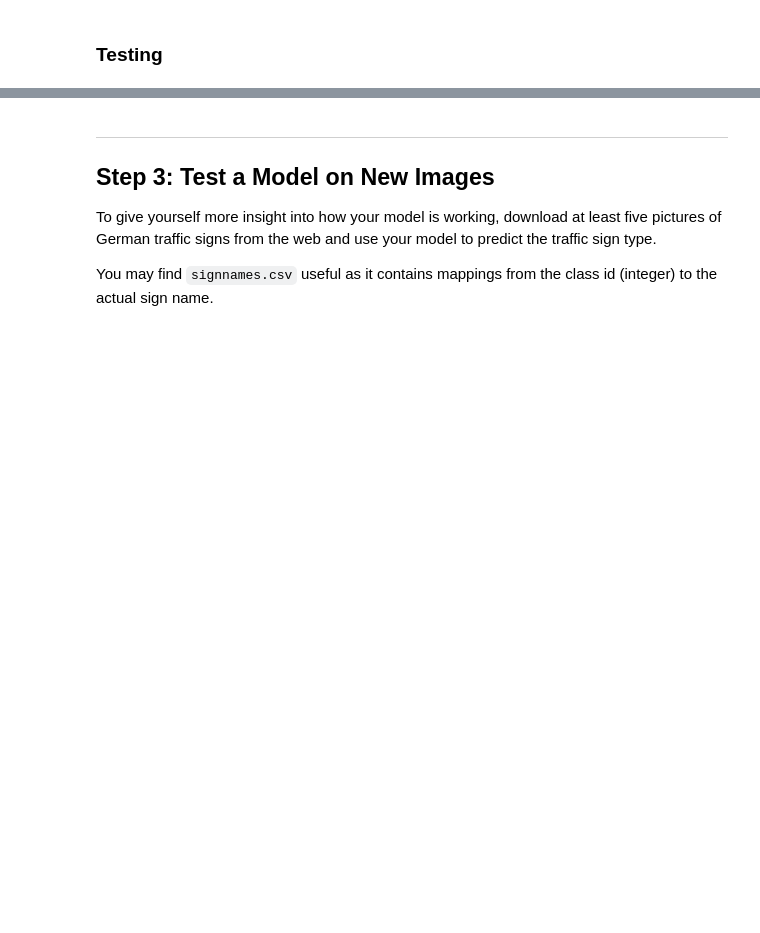
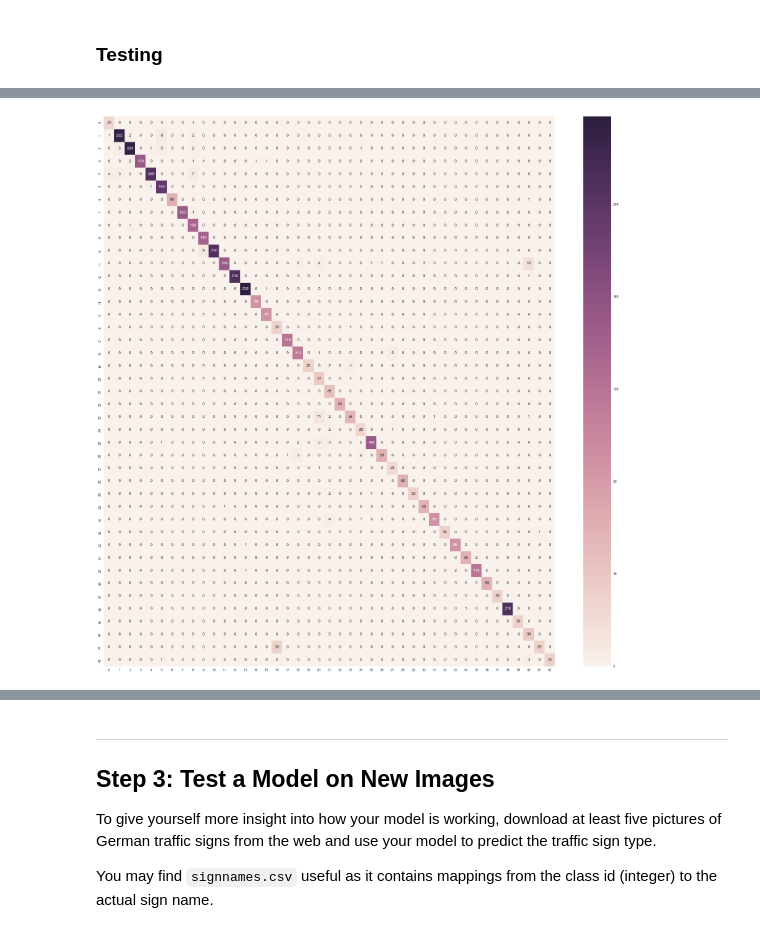
Before and after one commit to mydagobah/simple-traffic-sign-classifier, a Jupyter notebook: Traffic_Sign_Classifier.ipynb, the cells around one changed output, grey strips where cells are left out. Cells and saved outputs as stored; diff of their text form; code cells hidden in the pictures; blank space fills up the shorter version.

```diff
--- a/Traffic_Sign_Classifier.ipynb
+++ b/Traffic_Sign_Classifier.ipynb
@@ -402,0 +418,4 @@ confusion_matrix.shape
+# %%
+show_confusion_matrix(X_valid, y_valid)
+# %% [output]
+[figure, added]
```
Also changed, not shown: parts of 26 cells of this notebook.
